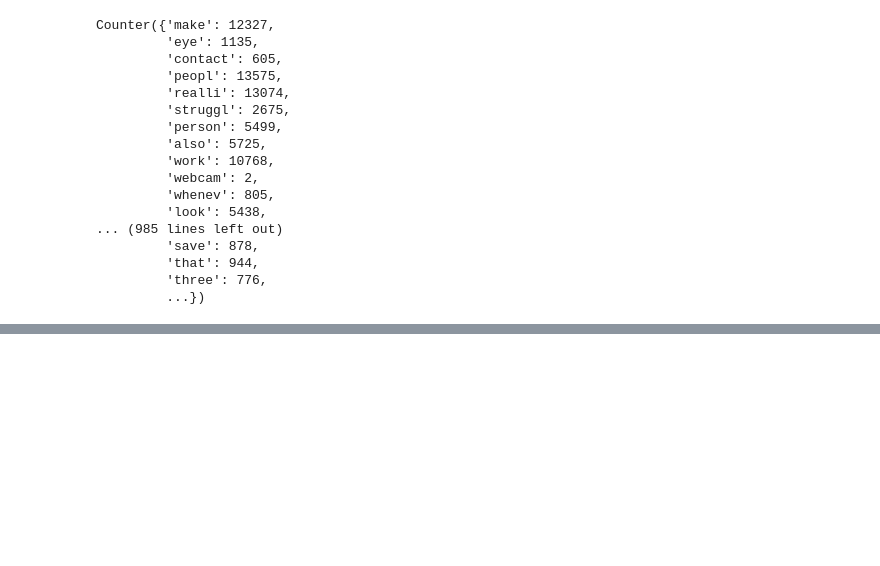
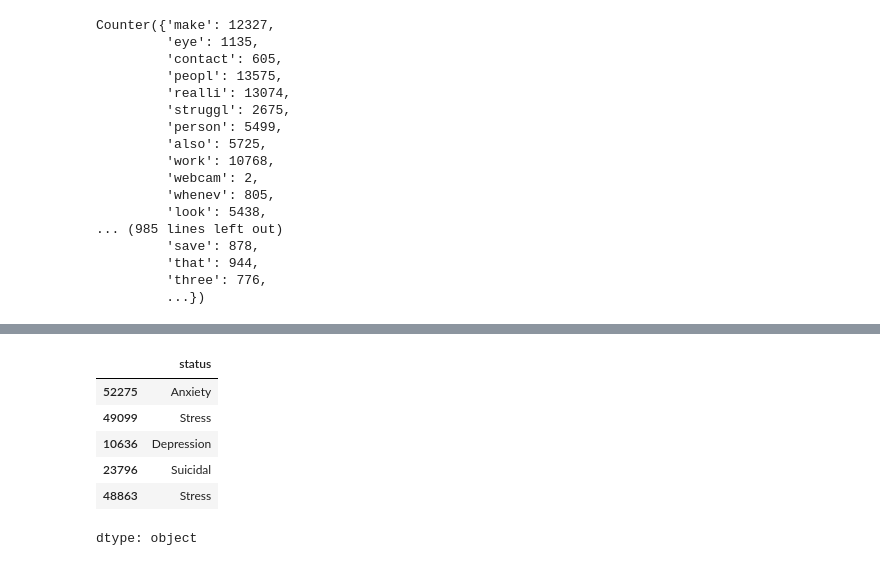
Before and after one commit to savindumahasen/Depression-Detection-Using-Sentiment-Analysis, a Jupyter notebook: DepressionDetectionUsingNLP.ipynb, the cells around one changed output, grey strips where cells are left out. Cells and saved outputs as stored; diff of their text form; code cells hidden in the pictures; blank space fills up the shorter version.

```diff
--- a/DepressionDetectionUsingNLP.ipynb
+++ b/DepressionDetectionUsingNLP.ipynb
@@ -326,0 +329,3 @@ save_vocabulary(vocab,"model/vocabulary")
+# %%
+x=train_set_new['statement']
+y=train_set_new['status']
@@ -326,0 +342,10 @@ save_vocabulary(vocab,"model/vocabulary")
+# %%
+y.head()
+# %% [output]
+|  | status |
+| 52275 | Anxiety |
+| 49099 | Stress |
+| 10636 | Depression |
+| 23796 | Suicidal |
+| 48863 | Stress |
+dtype: object
```
Also changed, not shown: parts of 2 cells of this notebook.
